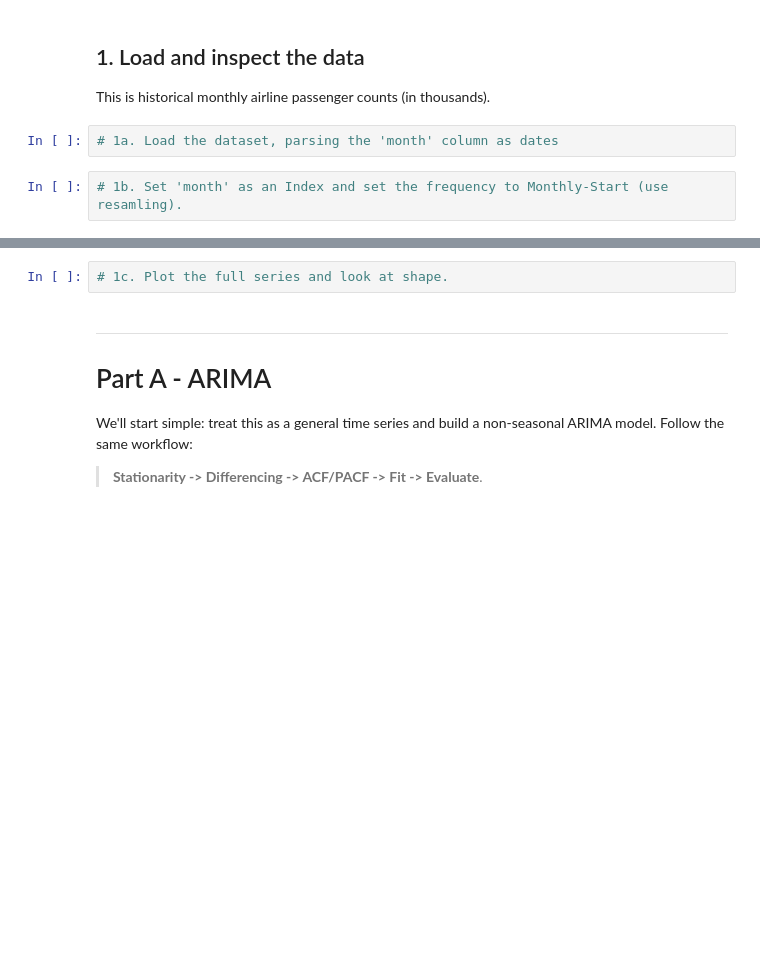
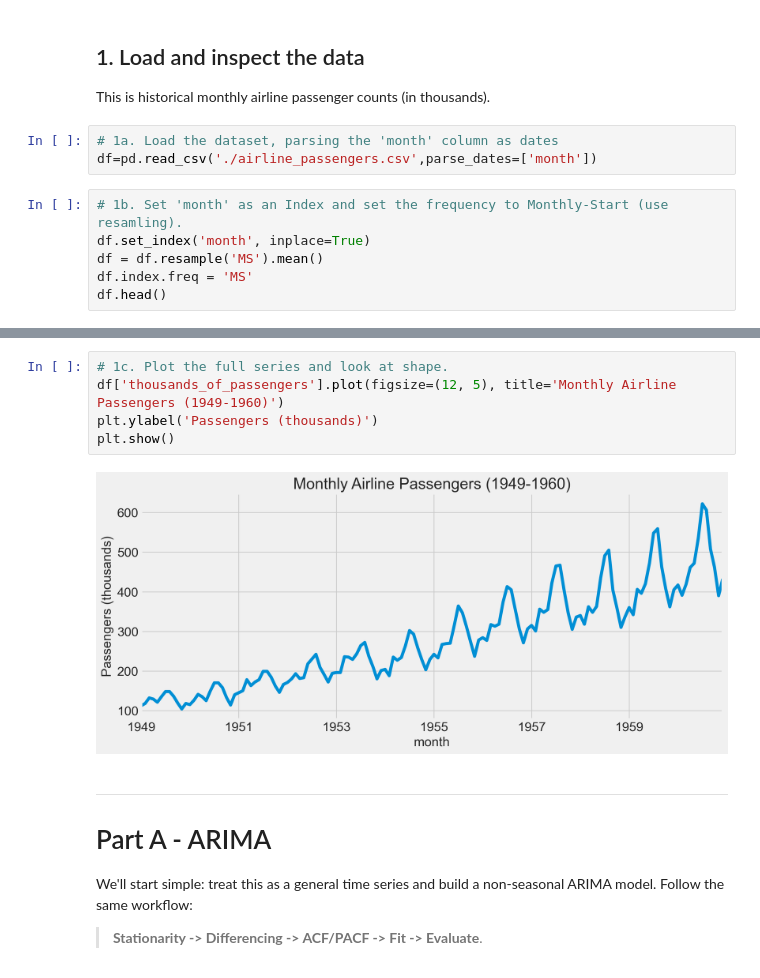
Before and after one commit to Malak-dsb/labs, a Jupyter notebook: Exercise-8.3/ARIMA_SARIMAX_Lab.ipynb, the cells around one changed output, grey strips where cells are left out. Cells and saved outputs as stored; diff of their text form; blank space fills up the shorter version.

```diff
--- a/Exercise-8.3/ARIMA_SARIMAX_Lab.ipynb
+++ b/Exercise-8.3/ARIMA_SARIMAX_Lab.ipynb
@@ -85,5 +85,10 @@ def autocorr_plots(y, lags=None):
 This is historical monthly airline passenger counts (in thousands).
 # %%
 # 1a. Load the dataset, parsing the 'month' column as dates
+df=pd.read_csv('./airline_passengers.csv',parse_dates=['month'])
 # %%
 # 1b. Set 'month' as an Index and set the frequency to Monthly-Start (use resamling).
+df.set_index('month', inplace=True)
+df = df.resample('MS').mean()
+df.index.freq = 'MS'
+df.head()
@@ -90,5 +103,10 @@ This is historical monthly airline passenger counts (in thousands).
 # %%
 # 1c. Plot the full series and look at shape.
+df['thousands_of_passengers'].plot(figsize=(12, 5), title='Monthly Airline Passengers (1949-1960)')
+plt.ylabel('Passengers (thousands)')
+plt.show()
+# %% [output]
+[figure, added]
 # %% [markdown]
 ---
 # Part A - ARIMA
```
Also changed, not shown: parts of 21 cells of this notebook.
